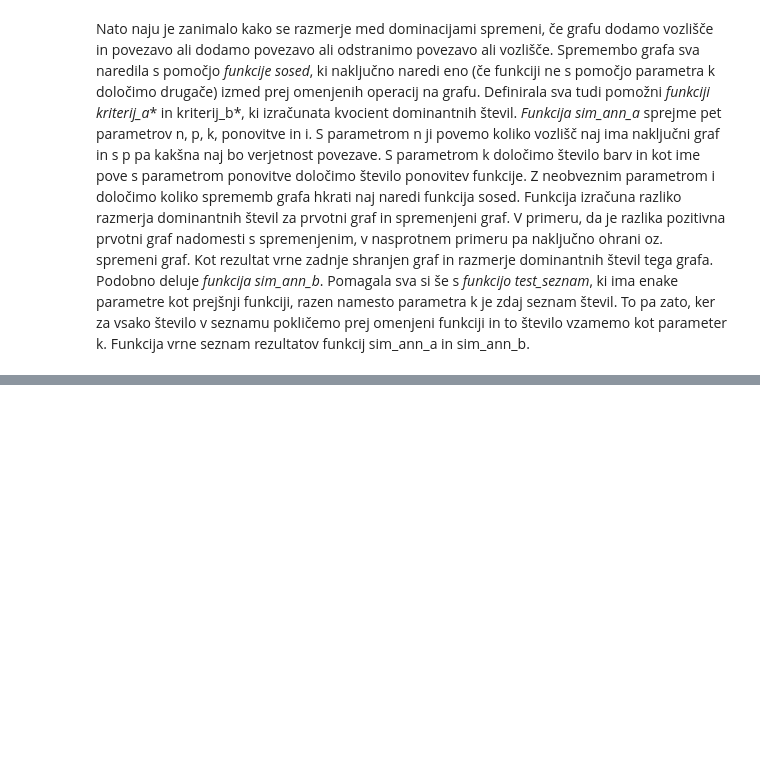
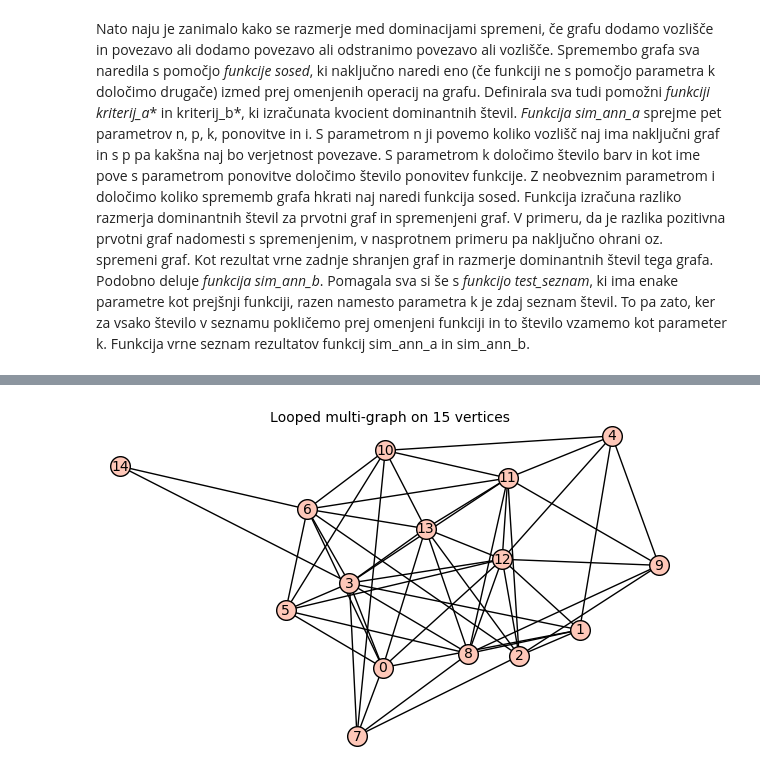
Before and after one commit to MBrigita/Some-ratios-between-domination-numbers, a Jupyter notebook: projekt.ipynb, the cells around one changed output, grey strips where cells are left out. Cells and saved outputs as stored; diff of their text form; code cells hidden in the pictures; blank space fills up the shorter version.

```diff
--- a/projekt.ipynb
+++ b/projekt.ipynb
@@ -253,0 +280,4 @@ def zapisi(podatki, i):
+# %%
+G
+# %% [output]
+[figure, added]
```
Also changed, not shown: parts of 8 cells of this notebook, 1 other file.
